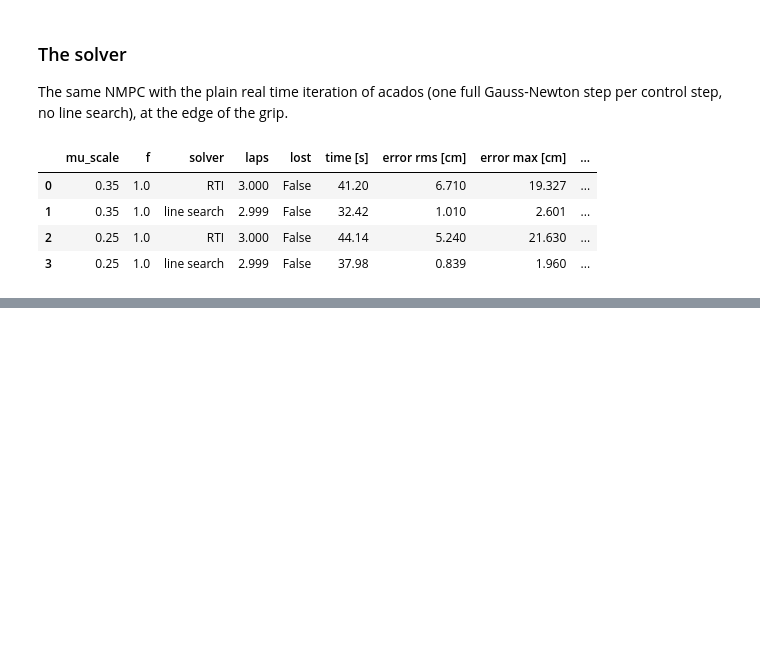
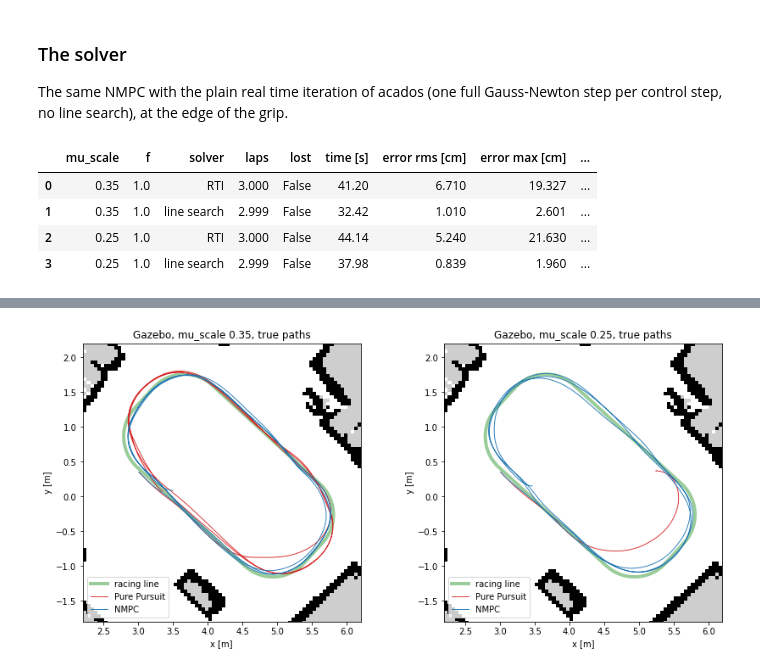
Before and after one commit to Gelminaio/drift-mpc-ackermann, a Jupyter notebook: notebooks/nmpc.ipynb, the cells around one changed output, grey strips where cells are left out. Drawn from its saved outputs; the diff is of its cells as text; code cells hidden in the pictures; blank space fills up the shorter version.

Commit message:
analysis: nmpc node in gazebo

```diff
--- a/notebooks/nmpc.ipynb
+++ b/notebooks/nmpc.ipynb
@@ -371,0 +425,22 @@ desktop.
+# %%
+room = yaml.safe_load(open('../ros2_ws/src/ackermann_bringup/maps/room.yaml'))
+room_img = np.array(Image.open('../ros2_ws/src/ackermann_bringup/maps/room.pgm'))
+res, (x0, y0) = room['resolution'], room['origin'][:2]
+extent = [x0, x0 + room_img.shape[1] * res, y0, y0 + room_img.shape[0] * res]
+fig, ax = plt.subplots(1, 2, figsize=(12, 5.5))
+for a, mu in zip(ax, ['0.35', '0.25']):
+    a.imshow(room_img, cmap='gray', extent=extent)
+    a.plot(track['x'], track['y'], 'g', lw=4, alpha=0.4, label='racing line')
+    for name, c, label in [(f'sim_pp_mu{mu}', 'C3', 'Pure Pursuit'), (f'sim_nmpc_mu{mu}', 'C0', 'NMPC')]:
+        g = bt.load(f'../data/{name}_parquet')['ground_truth']
+        a.plot(g['x'], g['y'], c, lw=0.9, label=label)
+    a.set_xlim(2.2, 6.2)
+    a.set_ylim(-1.8, 2.2)
+    a.set_title(f'Gazebo, mu_scale {mu}, true paths')
+    a.set_xlabel('x [m]')
+    a.set_ylabel('y [m]')
+    a.legend(loc='lower left')
+plt.tight_layout()
+plt.show()
+# %% [output]
+[figure, added]
```
Also changed, not shown: parts of 6 cells of this notebook, 2 other files.
